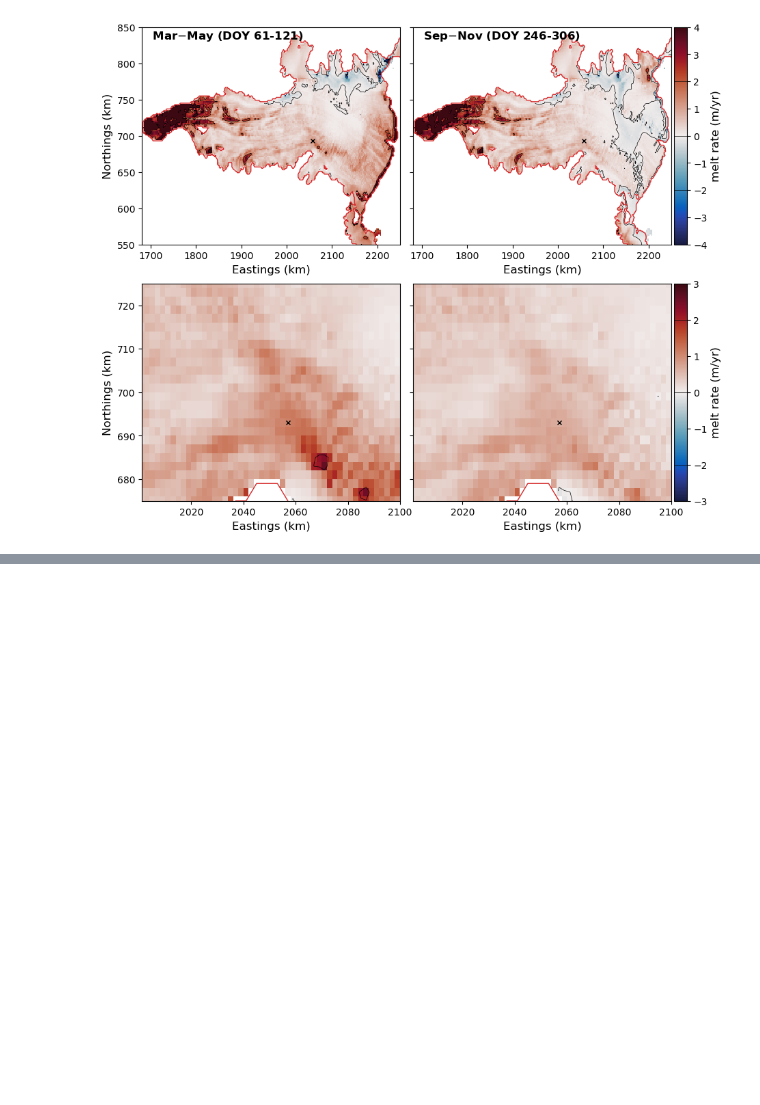
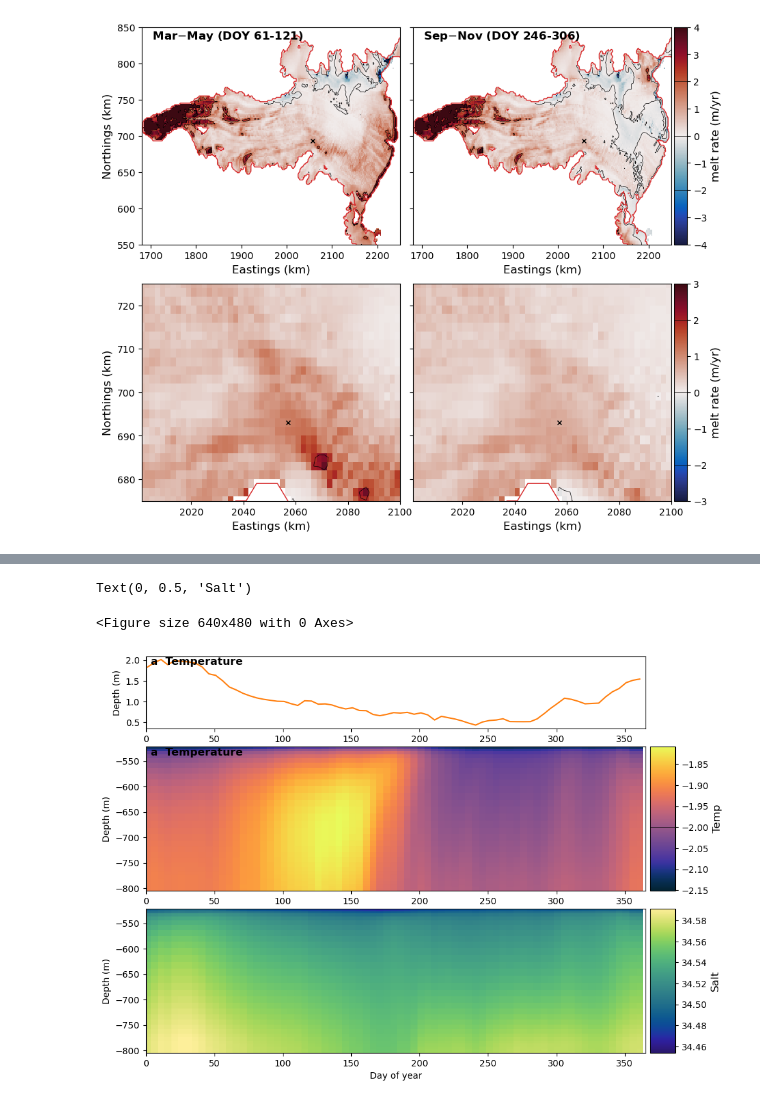
Before and after one commit to dgwyther/apom-analysis, a Jupyter notebook: notebooks/Figure-obsComparison.ipynb, the cells around one changed output, grey strips where cells are left out. Saved outputs shown, nothing was run; the diff lists cells and outputs as text; code cells hidden in the pictures; blank space fills up the shorter version.

```diff
--- a/notebooks/Figure-obsComparison.ipynb
+++ b/notebooks/Figure-obsComparison.ipynb
@@ -650,0 +678,75 @@ Text(0, 0.5, 'melt rate (m/yr)')
+# %%
+# make plot
+
+
+gs = gridspec.GridSpec(nrows=3,ncols=1,wspace=0.4, hspace=0.15,height_ratios=(0.2,0.4,0.4))
+plt.cla()
+plt.clf()
+fig = plt.figure(figsize=[10,8])
+ax = None
+
+ax=fig.add_subplot(gs[0,0])
+ds_CTRL.my_doy.isel(xi_rho=bh_xi,eta_rho=bh_eta).plot(ax=ax,color='C1', linewidth=1.5,label='borehole')
+((ds_CTRL.u_rho_doy.isel(s_rho=0,xi_rho=bh_xi,eta_rho=bh_eta)**2 + ds_CTRL.u_rho_doy.isel(s_rho=0,xi_rho=bh_xi,eta_rho=bh_eta)**2)**0.5 ).plot(ax=ax,color='C2', linewidth=1.5,label='vmag')
+
+ax.set_ylabel('Depth (m)')
+ax.text(0.01, 0.99, 'a  Temperature', transform=ax.transAxes,fontsize=12, fontweight='bold', va='top')
+ax.set_title('')
+ax.set_xlabel('Day of year')
+# ax.set_xticklabels([])
+ax.set_xlim((0,365))
+
+
+ax=fig.add_subplot(gs[1,0])
+# ds_CTRL.my_doy.where(ds.mask_zice_roi==1).weighted(weights).mean(('xi_rho','eta_rho')).plot(ax=ax,color='C0', linewidth=1.5,label='AIS mean')
+im1=ds_CTRL.temp_doy.isel(xi_rho=bh_xi,eta_rho=bh_eta).plot(ax=ax,x='dayofyear',y='z_rho0',label='borehole',cmap='cmo.thermal',add_colorbar=False)
+
+ax.set_ylabel('Depth (m)')
+ax.text(0.01, 0.99, 'a  Temperature', transform=ax.transAxes,fontsize=12, fontweight='bold', va='top')
+ax.set_title('')
+ax.set_xlabel('Day of year')
+# ax.set_xticklabels([])
+ax.set_xlim((0,365))
+# ax.legend(frameon=False)
+
+
+cax = inset_axes(ax,
+                width="5%",  # width = 10% of parent_bbox width
+                height="100%",  # height : 50%
+                loc='lower left',
+                bbox_to_anchor=(1.01,0.0, 1, 1),
+                bbox_transform=ax.transAxes,
+                borderpad=0,
+                )
+cbar = fig.colorbar(im1, cax=cax, orientation='vertical')
+cbar.add_lines(co1)
+cax.set_ylabel(r'Temp',fontsize=12)
+
+
+ax=fig.add_subplot(gs[2,0])
+# ds_CTRL.my_doy.where(ds.mask_zice_roi==1).weighted(weights).mean(('xi_rho','eta_rho')).plot(ax=ax,color='C0', linewidth=1.5,label='AIS mean')
+im1=ds_CTRL.salt_doy.isel(xi_rho=bh_xi,eta_rho=bh_eta).plot(ax=ax,x='dayofyear',y='z_rho0',label='borehole',cmap='cmo.haline',add_colorbar=False)
+
+ax.set_ylabel('Depth (m)')
+ax.text(0.01, 0.99, ' ', transform=ax.transAxes,fontsize=12, fontweight='bold', va='top')
+ax.set_title('')
+ax.set_xlabel('Day of year')
+# ax.set_xticklabels([])
+ax.set_xlim((0,365))
+
+
+cax = inset_axes(ax,
+                width="5%",  # width = 10% of parent_bbox width
+                height="100%",  # height : 50%
+                loc='lower left',
+                bbox_to_anchor=(1.01,0.0, 1, 1),
+                bbox_transform=ax.transAxes,
+                borderpad=0,
+                )
+cbar = fig.colorbar(im1, cax=cax, orientation='vertical')
+# cbar.add_lines(co1)
+cax.set_ylabel(r'Salt',fontsize=12)
+# %% [output]
+Text(0, 0.5, 'Salt')
+<Figure size 640x480 with 0 Axes>
+[figure, added]
```
Also changed, not shown: parts of 9 cells of this notebook, 12 other files.
